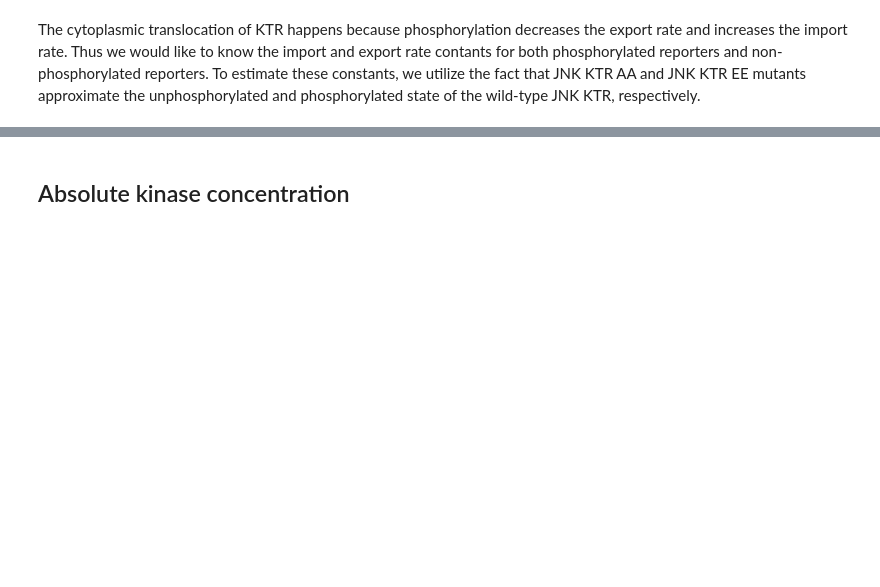
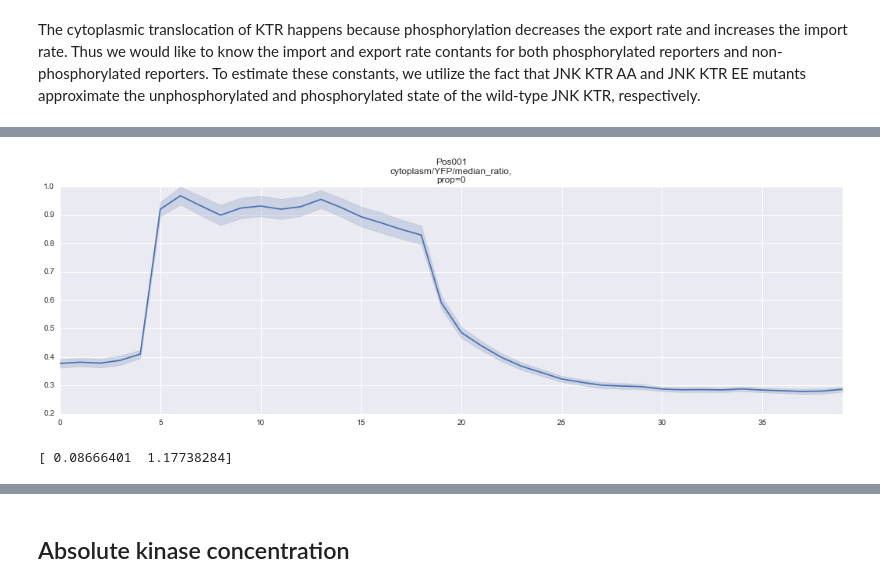
Before and after one commit to macklin/covertrace, a Jupyter notebook: KTRProtocol.ipynb, the cells around one changed output, grey strips where cells are left out. Cells and saved outputs as stored; diff of their text form; code cells hidden in the pictures; blank space fills up the shorter version.

```diff
--- a/KTRProtocol.ipynb
+++ b/KTRProtocol.ipynb
@@ -143,0 +345,7 @@ print ret
+# %%
+sites.staged.state = ['cytoplasm', 'YFP', 'median_ratio']
+plot_tsplot = partial(ops_plotter.plot_tsplot)
+fig, axes = sites.iterate(plot_tsplot)
+site = sites.Pos001
+# %% [output]
+[figure, added]
@@ -143,0 +360,5 @@ print ret
+# %%
+sc_k_d, sc_Kmd = ret.x
+print ret.x
+# %% [output]
+[ 0.08666401  1.17738284]
```
Also changed, not shown: parts of 79 cells of this notebook, 3 other files.
